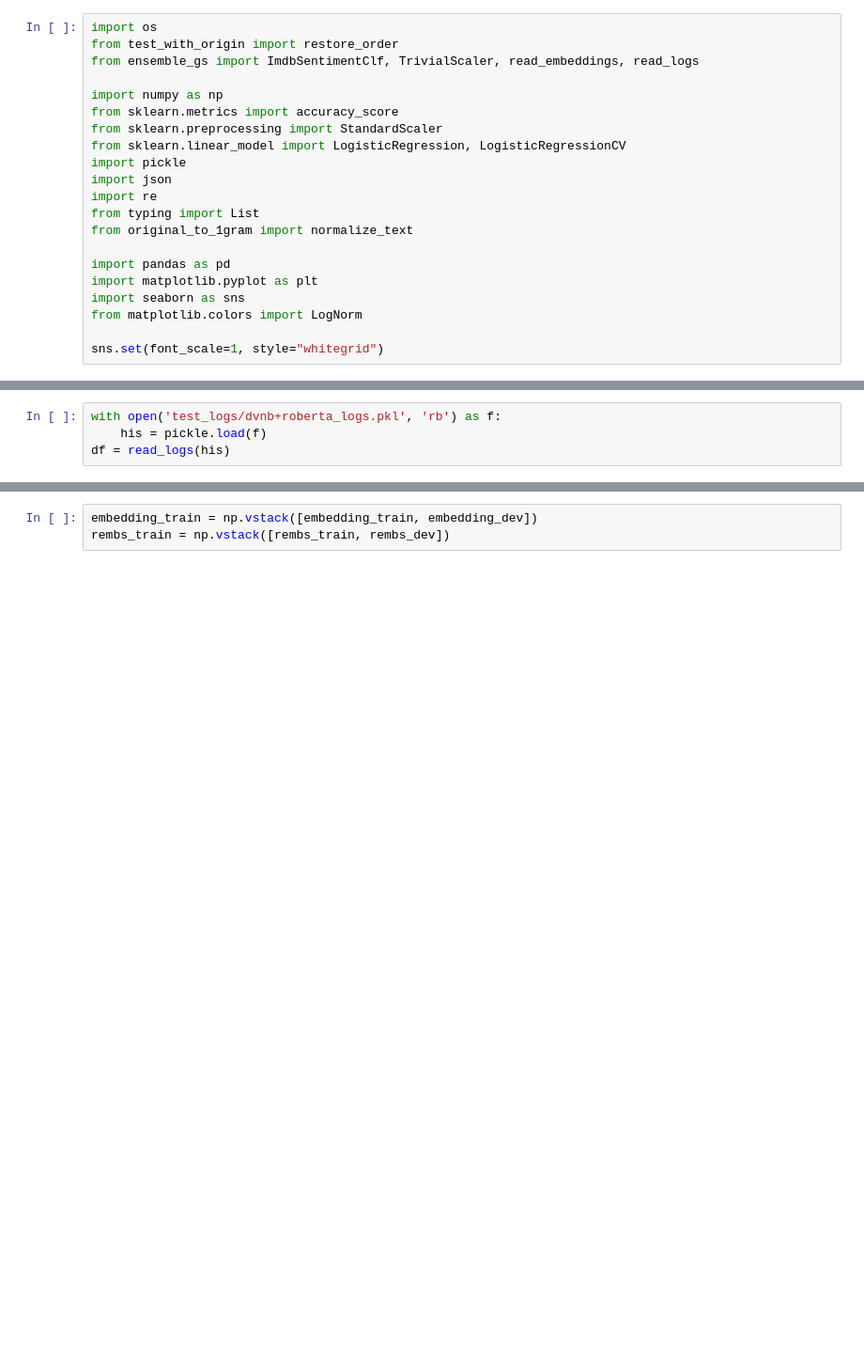
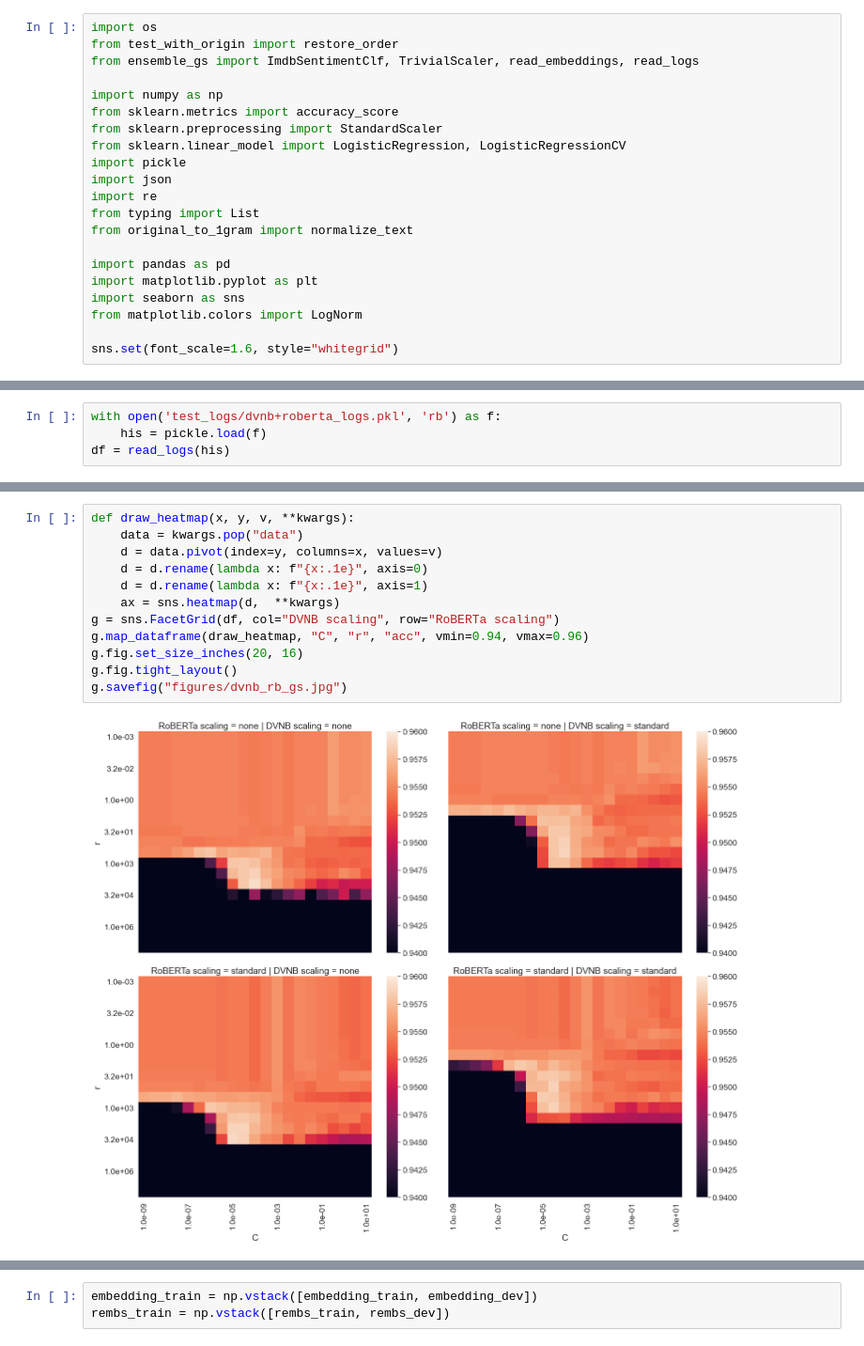
Before and after one commit to Bgzh/dv-cosine, a Jupyter notebook: dvnb+roberta.ipynb, the cells around one changed output, grey strips where cells are left out. Shown at 94% size. Drawn from its saved outputs; the diff is of its cells as text; blank space fills up the shorter version.

```diff
--- a/dvnb+roberta.ipynb
+++ b/dvnb+roberta.ipynb
@@ -20,7 +20,7 @@ import matplotlib.pyplot as plt
 import seaborn as sns
 from matplotlib.colors import LogNorm
 
-sns.set(font_scale=1, style="whitegrid")
+sns.set(font_scale=1.6, style="whitegrid")
 # %% [markdown]
 Finetune RoBERTa and extract RoBERTa embeddings with roberta/roberta.py before running this notebook!!!
 # %% [markdown]
@@ -123 +124,15 @@ df = df.rename(columns={"BON scaling": "RoBERTa scaling", "DV scaling": "DVNB sc
+# %%
+def draw_heatmap(x, y, v, **kwargs):
+    data = kwargs.pop("data")
+    d = data.pivot(index=y, columns=x, values=v)
+    d = d.rename(lambda x: f"{x:.1e}", axis=0)
+    d = d.rename(lambda x: f"{x:.1e}", axis=1)
+    ax = sns.heatmap(d,  **kwargs)
+g = sns.FacetGrid(df, col="DVNB scaling", row="RoBERTa scaling")
+g.map_dataframe(draw_heatmap, "C", "r", "acc", vmin=0.94, vmax=0.96)
+g.fig.set_size_inches(20, 16)
+g.fig.tight_layout()
+g.savefig("figures/dvnb_rb_gs.jpg")
+# %% [output]
+[figure, added]
 # %%
```
Also changed, not shown: parts of 6 cells of this notebook, 41 other files.
